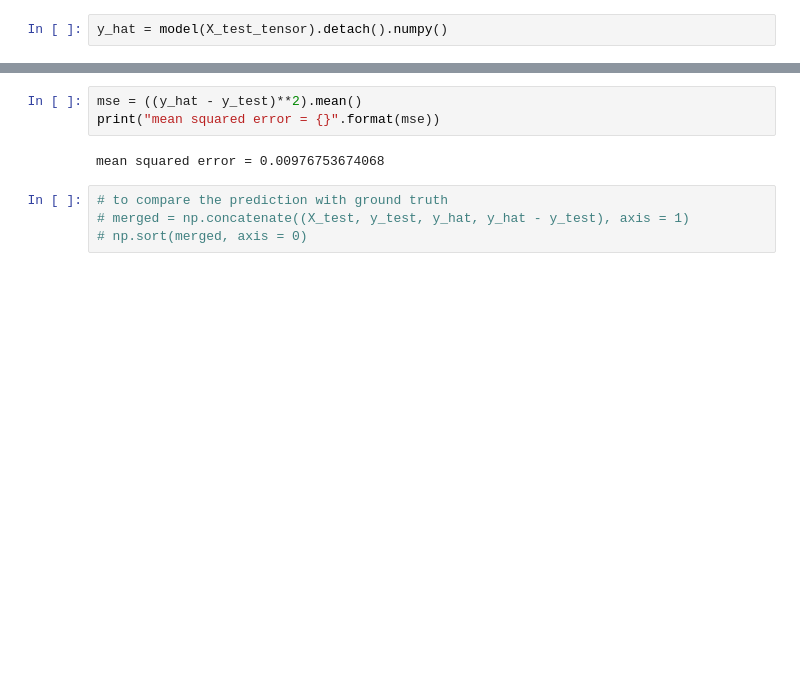
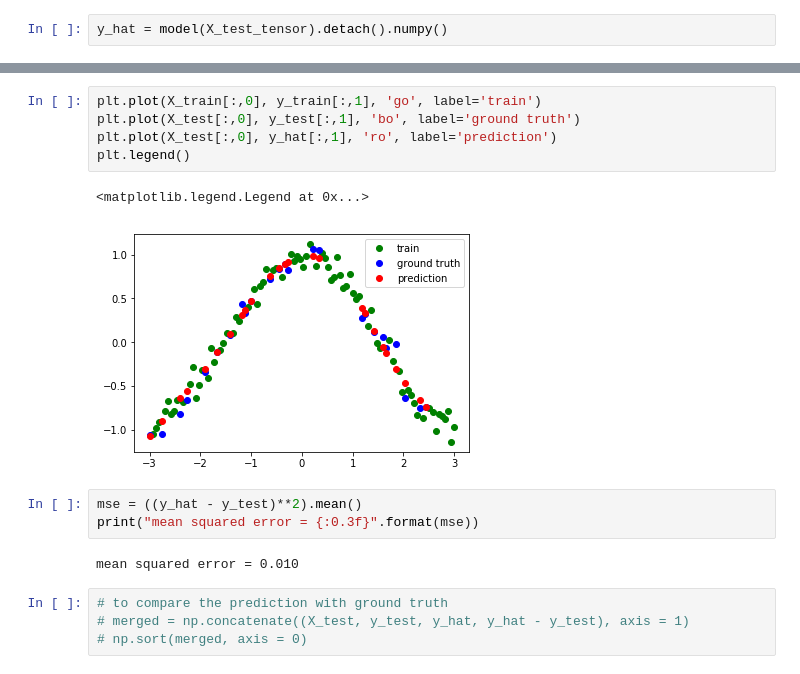
Before and after one commit to callee2006/MachineLearning, a Jupyter notebook: MLP_regression.ipynb, the cells around one changed output, grey strips where cells are left out. Cells and saved outputs as stored; diff of their text form; blank space fills up the shorter version.

```diff
--- a/MLP_regression.ipynb
+++ b/MLP_regression.ipynb
@@ -182,8 +181,16 @@ plt.legend()
+# %%
+plt.plot(X_train[:,0], y_train[:,1], 'go', label='train')
+plt.plot(X_test[:,0], y_test[:,1], 'bo', label='ground truth')
+plt.plot(X_test[:,0], y_hat[:,1], 'ro', label='prediction')
+plt.legend()
+# %% [output]
+<matplotlib.legend.Legend at 0x...>
+[figure, added]
 # %%
 mse = ((y_hat - y_test)**2).mean()
-print("mean squared error = {}".format(mse))
+print("mean squared error = {:0.3f}".format(mse))
 # %% [output]
-mean squared error = 0.00976753674068
+mean squared error = 0.010
 # %%
 # to compare the prediction with ground truth
 # merged = np.concatenate((X_test, y_test, y_hat, y_hat - y_test), axis = 1)
```
Also changed, not shown: parts of 8 cells of this notebook.
